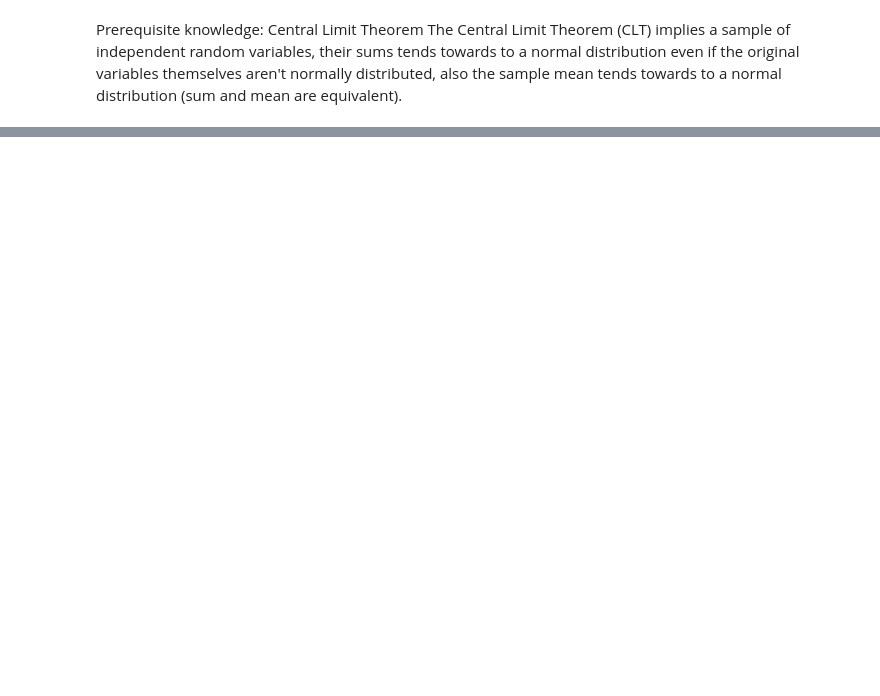
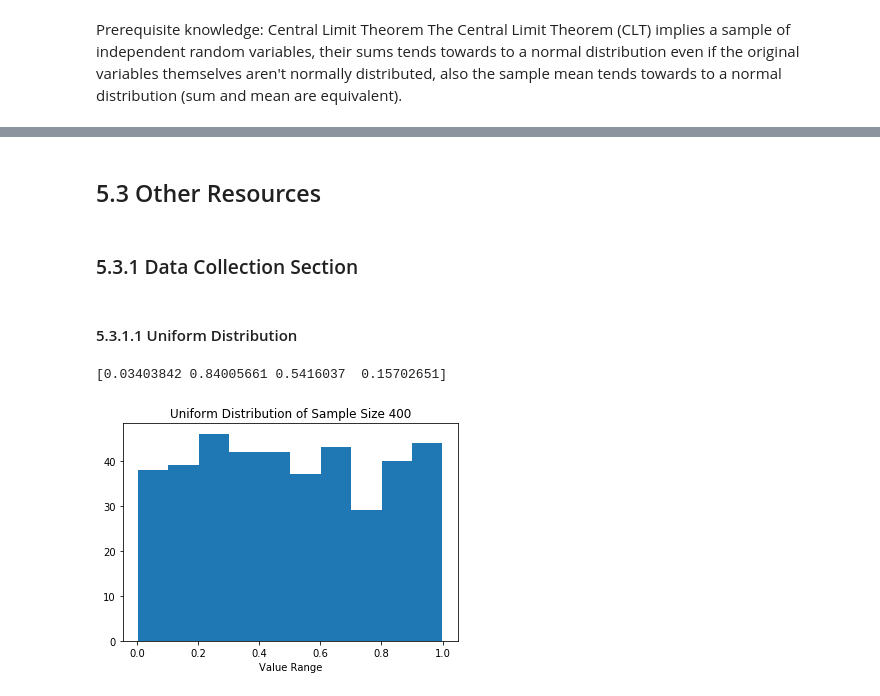
Before and after one commit to CloudChaoszero/Presentations, a Jupyter notebook: PyBayTalks/2019/AB-Testing-Python/Code/ABTesting.ipynb, the cells around one changed output, grey strips where cells are left out. Saved outputs shown, nothing was run; the diff lists cells and outputs as text; code cells hidden in the pictures; blank space fills up the shorter version.

Commit message:
Add more detailed examples for sample size + more & index header locations

```diff
--- a/PyBayTalks/2019/AB-Testing-Python/Code/ABTesting.ipynb
+++ b/PyBayTalks/2019/AB-Testing-Python/Code/ABTesting.ipynb
@@ -372,0 +485,22 @@ https://byrony.github.io/understanding-ab-testing-and-statistics-behind.html
+# %% [markdown]
+## 5.3 Other Resources
+# %% [markdown]
+### 5.3.1 Data Collection Section
+# %% [markdown]
+#### 5.3.1.1 Uniform Distribution
+# %%
+n = 400
+uniformDist = np.random.rand(n)
+# [0.0, 1.0) distribution set
+# %%
+print(uniformDist[:4])
+# %% [output]
+[0.03403842 0.84005661 0.5416037  0.15702651]
+# %%
+plt.hist(uniformDist)
+plt.title(f'Uniform Distribution of Sample Size {n}')
+plt.xlabel('Frequency')
+plt.xlabel('Value Range')
+plt.show()
+# %% [output]
+[figure, added]
```
Also changed, not shown: parts of 59 cells of this notebook.
